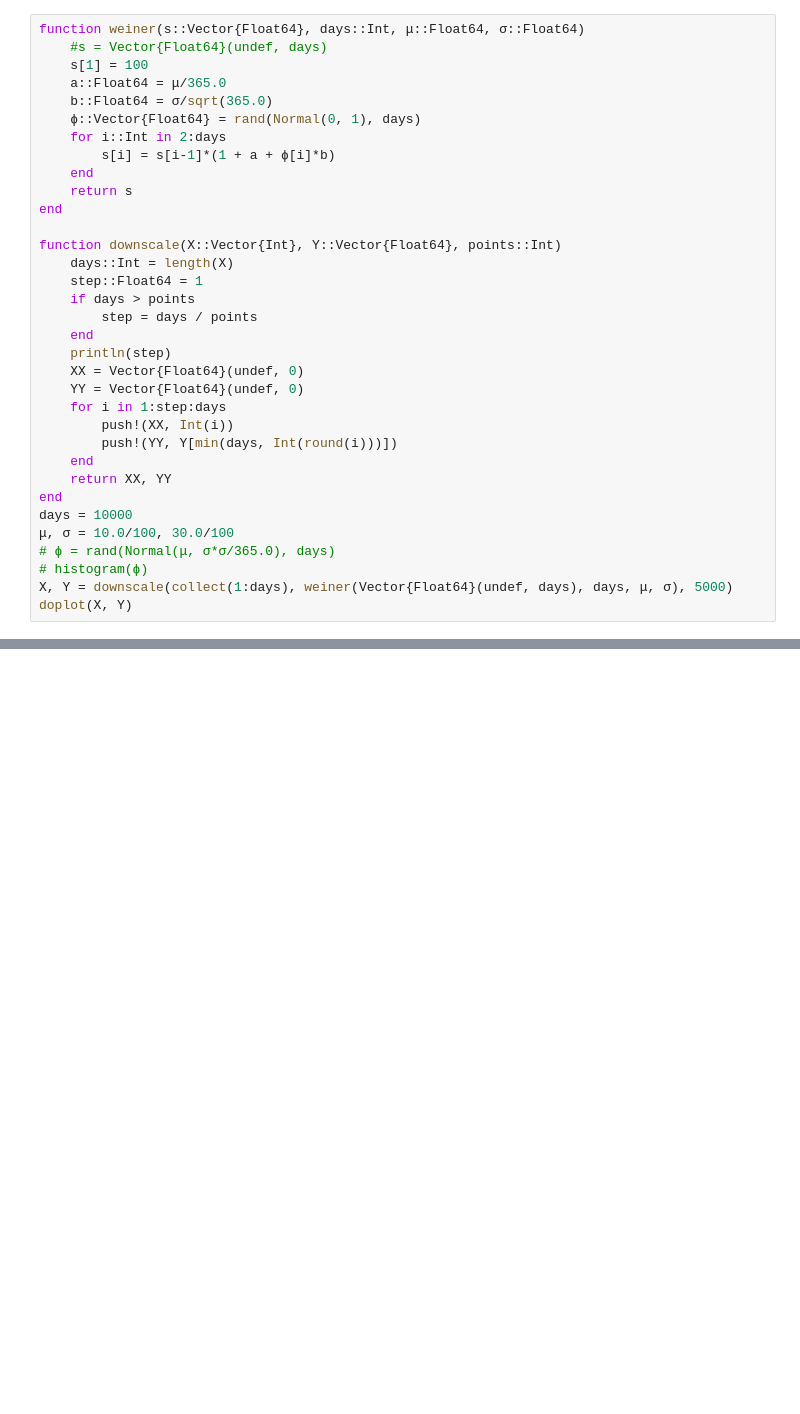
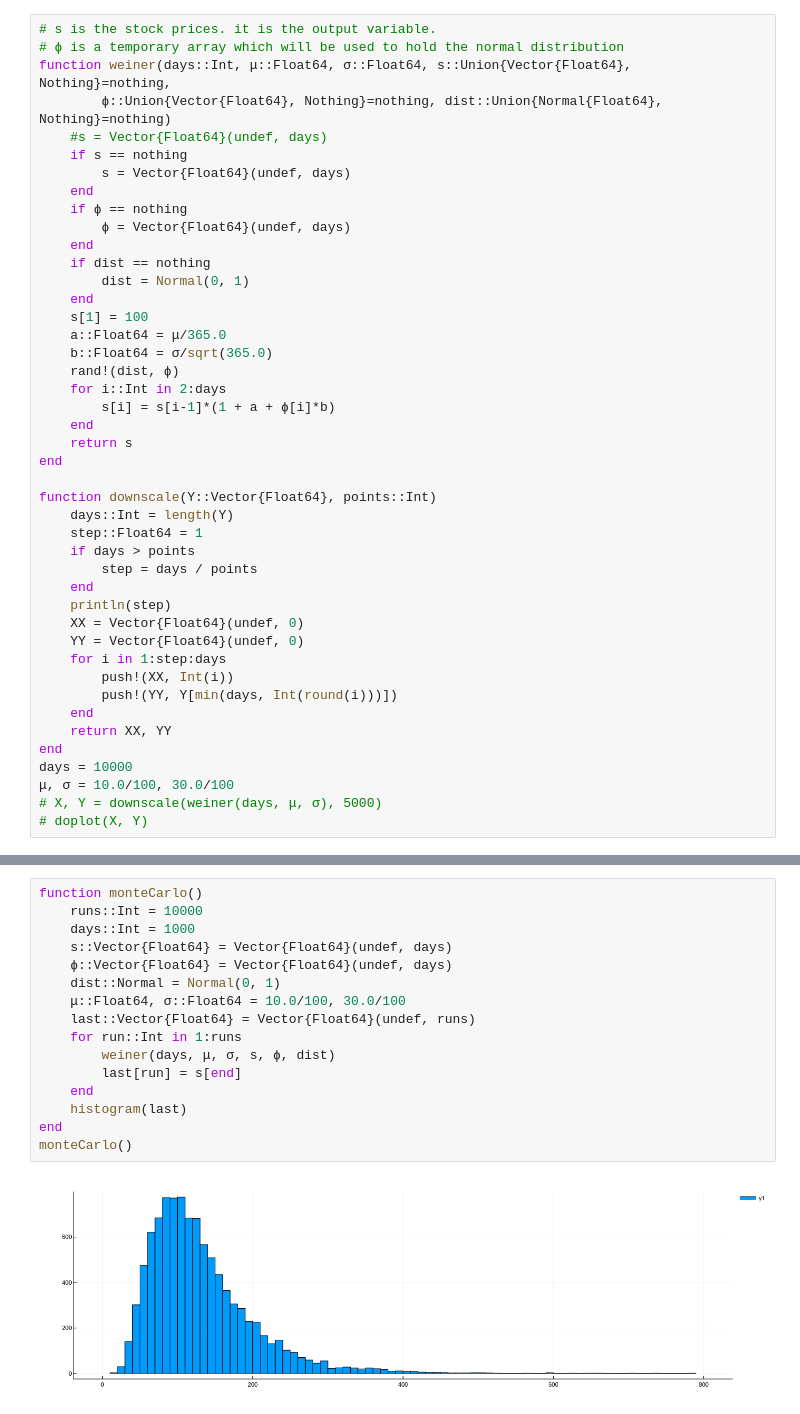
Before and after one commit to agsha/julia, a Jupyter notebook: weiner.ipynb, the cells around one changed output, grey strips where cells are left out. Saved outputs shown, nothing was run; the diff lists cells and outputs as text; blank space fills up the shorter version.

```diff
--- a/weiner.ipynb
+++ b/weiner.ipynb
@@ -71,18 +144,30 @@ SQLite.DB(":memory:")
 # %%
-function weiner(s::Vector{Float64}, days::Int, μ::Float64, σ::Float64)
+# s is the stock prices. it is the output variable.
+# ϕ is a temporary array which will be used to hold the normal distribution
+function weiner(days::Int, μ::Float64, σ::Float64, s::Union{Vector{Float64}, Nothing}=nothing,
+        ϕ::Union{Vector{Float64}, Nothing}=nothing, dist::Union{Normal{Float64}, Nothing}=nothing)
     #s = Vector{Float64}(undef, days)
+    if s == nothing
+        s = Vector{Float64}(undef, days)
+    end
+    if ϕ == nothing
+        ϕ = Vector{Float64}(undef, days)
+    end
+    if dist == nothing
+        dist = Normal(0, 1)
+    end
     s[1] = 100
     a::Float64 = μ/365.0
     b::Float64 = σ/sqrt(365.0)
-    ϕ::Vector{Float64} = rand(Normal(0, 1), days)
+    rand!(dist, ϕ)
     for i::Int in 2:days
         s[i] = s[i-1]*(1 + a + ϕ[i]*b)
     end
     return s
 end
 
-function downscale(X::Vector{Int}, Y::Vector{Float64}, points::Int)
-    days::Int = length(X)
+function downscale(Y::Vector{Float64}, points::Int)
+    days::Int = length(Y)
     step::Float64 = 1
     if days > points
         step = days / points
@@ -98,8 +183,6 @@ function downscale(X::Vector{Int}, Y::Vector{Float64}, points::Int)
 end
 days = 10000
 μ, σ = 10.0/100, 30.0/100
-# ϕ = rand(Normal(μ, σ*σ/365.0), days)
-# histogram(ϕ)
-X, Y = downscale(collect(1:days), weiner(Vector{Float64}(undef, days), days, μ, σ), 5000)
-doplot(X, Y)
+# X, Y = downscale(weiner(days, μ, σ), 5000)
+# doplot(X, Y)
 # %% [output]
@@ -107,0 +190,18 @@ doplot(X, Y)
+# %%
+function monteCarlo()
+    runs::Int = 10000
+    days::Int = 1000
+    s::Vector{Float64} = Vector{Float64}(undef, days)
+    ϕ::Vector{Float64} = Vector{Float64}(undef, days)
+    dist::Normal = Normal(0, 1)
+    μ::Float64, σ::Float64 = 10.0/100, 30.0/100
+    last::Vector{Float64} = Vector{Float64}(undef, runs)
+    for run::Int in 1:runs
+        weiner(days, μ, σ, s, ϕ, dist)
+        last[run] = s[end]
+    end
+    histogram(last)
+end
+monteCarlo()
+# %% [output]
+[figure, added]
```
Also changed, not shown: parts of 12 cells of this notebook, 1 other file.
